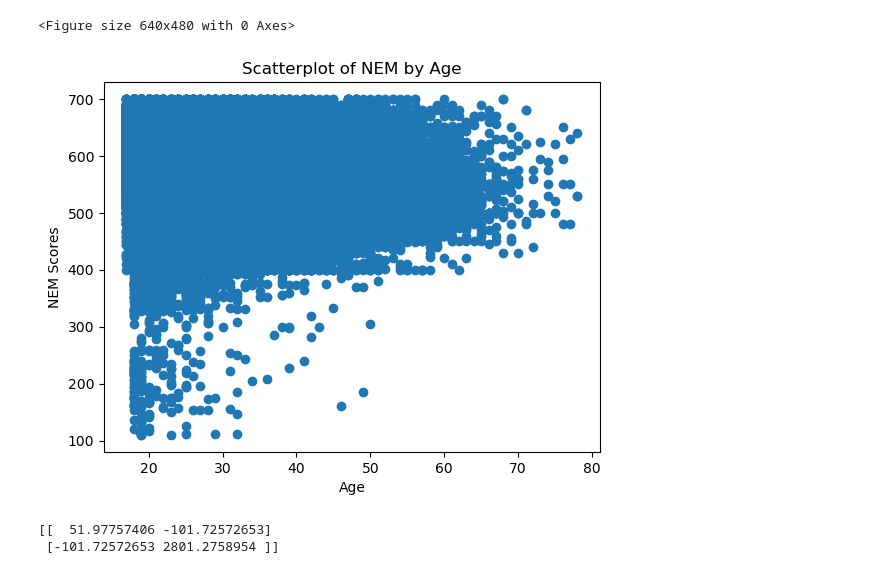
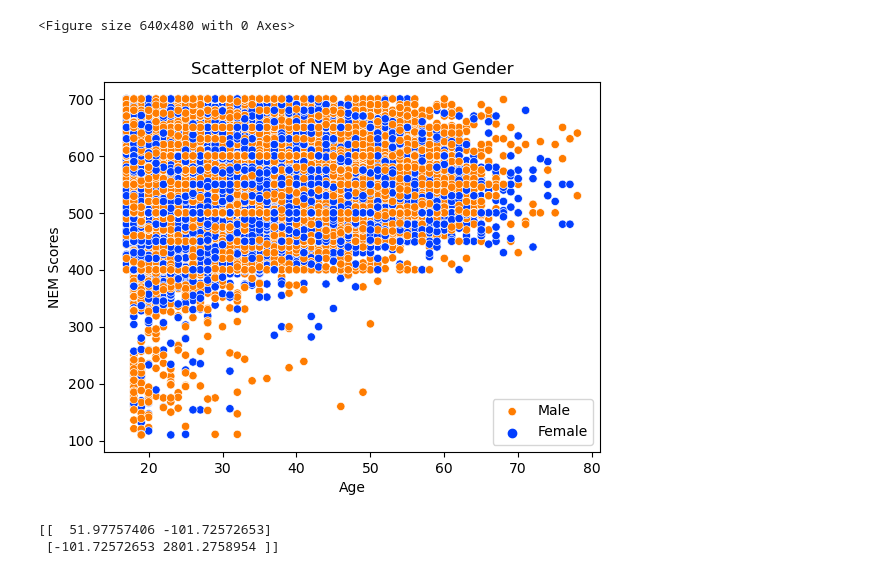
Before and after one commit to Claudio-AhumadaL/Chilean-State-Scholarship-Apllications-Data-2022, a Jupyter notebook: Data_postulacionesBecas_Claudio-AhumadaL.ipynb, the cells around one changed output. Saved outputs shown, nothing was run; the diff lists cells and outputs as text; code cells hidden in the pictures.

Commit message:
Add hue to scatterplot to include differences by Gender
Changed plt.scatter to sns.scatterplot. Added data_postulaciones.GENERO in the scatterplot using hue.

```diff
--- a/Data_postulacionesBecas_Claudio-AhumadaL.ipynb
+++ b/Data_postulacionesBecas_Claudio-AhumadaL.ipynb
@@ -324,13 +324,14 @@ plt.clf()
 # %%
 # Scatterplot of NEM by Age
 
-plt.scatter(x = data_postulaciones.EDAD, y = data_postulaciones.NEM)
+sns.scatterplot(x = data_postulaciones.EDAD, y = data_postulaciones.NEM, hue= data_postulaciones.GENERO, palette = "bright")
 plt.xlabel('Age')
 plt.ylabel('NEM Scores')
-plt.title("Scatterplot of NEM by Age")
+plt.legend(["Male", "Female"])
+plt.title("Scatterplot of NEM by Age and Gender")
 plt.show()
 # %% [output]
-[figure, old version]
+[figure, new version]
 # %%
 # Covariance of NEM and Age
 
```
Also changed, not shown: parts of 15 cells of this notebook.
